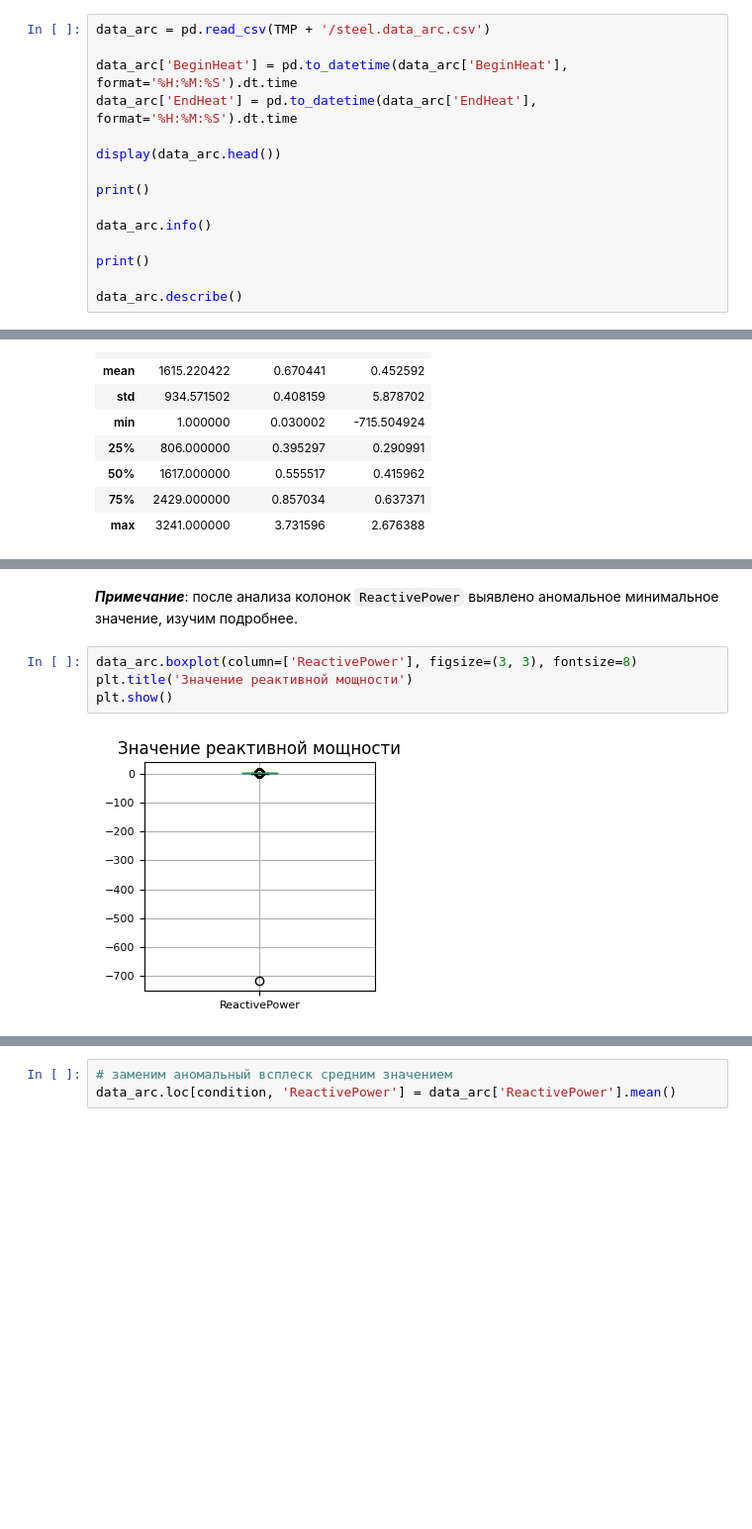
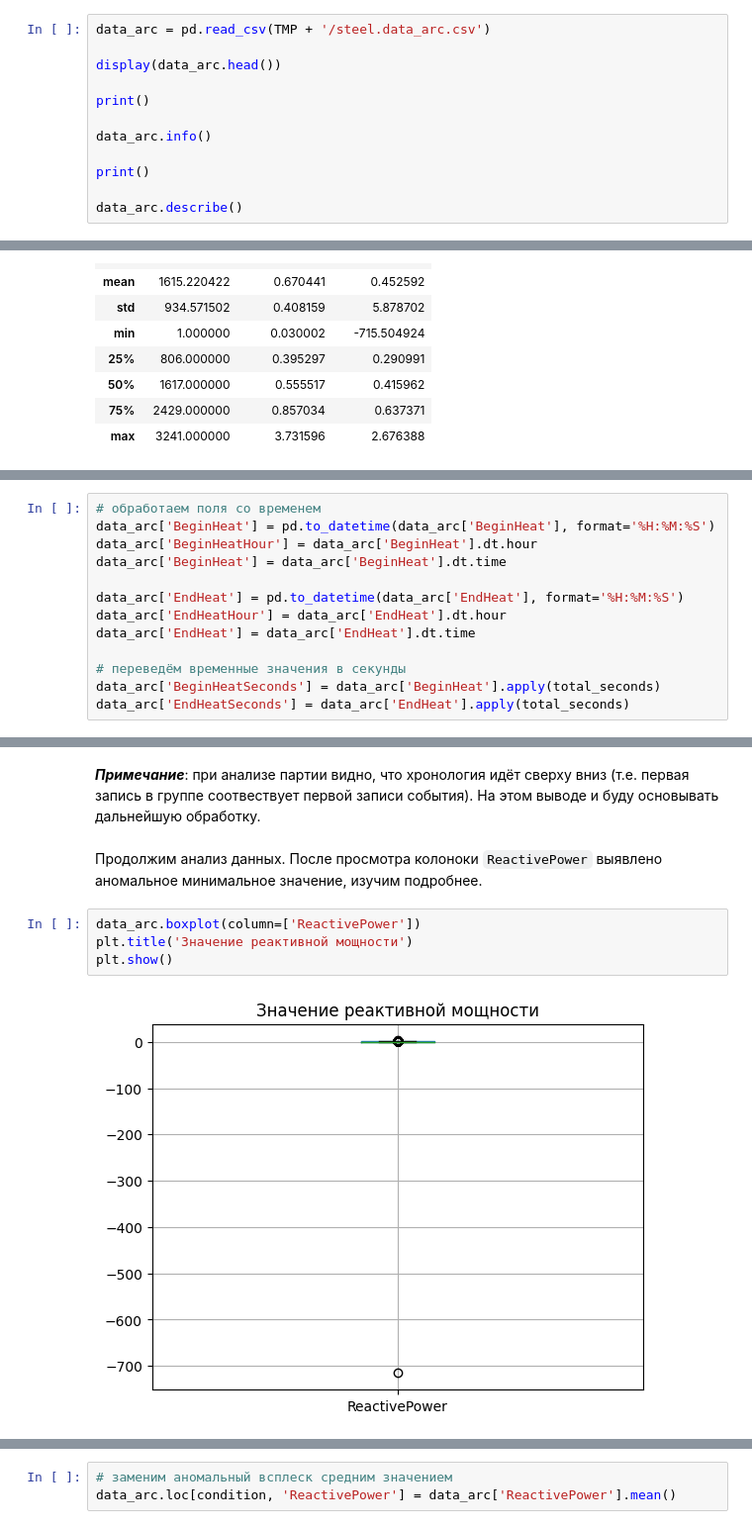
Before and after one commit to akrasnov87/yandex-practicum-final-project, a Jupyter notebook: industry.ipynb, the cells around one changed output, grey strips where cells are left out. Shown at 99% size. Saved outputs shown, nothing was run; the diff lists cells and outputs as text; blank space fills up the shorter version.

```diff
--- a/industry.ipynb
+++ b/industry.ipynb
@@ -200,8 +207,5 @@ engine.dispose()
 # %%
 data_arc = pd.read_csv(TMP + '/steel.data_arc.csv')
-
-data_arc['BeginHeat'] = pd.to_datetime(data_arc['BeginHeat'], format='%H:%M:%S').dt.time
-data_arc['EndHeat'] = pd.to_datetime(data_arc['EndHeat'], format='%H:%M:%S').dt.time
 
 display(data_arc.head())
 
@@ -242,0 +264,13 @@ memory usage: 581.2+ KB
+# %%
+# обработаем поля со временем
+data_arc['BeginHeat'] = pd.to_datetime(data_arc['BeginHeat'], format='%H:%M:%S')
+data_arc['BeginHeatHour'] = data_arc['BeginHeat'].dt.hour
+data_arc['BeginHeat'] = data_arc['BeginHeat'].dt.time
+
+data_arc['EndHeat'] = pd.to_datetime(data_arc['EndHeat'], format='%H:%M:%S')
+data_arc['EndHeatHour'] = data_arc['EndHeat'].dt.hour
+data_arc['EndHeat'] = data_arc['EndHeat'].dt.time
+
+# переведём временные значения в секунды
+data_arc['BeginHeatSeconds'] = data_arc['BeginHeat'].apply(total_seconds)
+data_arc['EndHeatSeconds'] = data_arc['EndHeat'].apply(total_seconds)
@@ -243,11 +298,13 @@ memory usage: 581.2+ KB
+# %% [markdown]
+___Примечание___: при анализе партии видно, что хронология идёт сверху вниз (т.е. первая запись в группе соотвествует первой записи события). На этом выводе и буду основывать дальнейшую обработку.
 # %% [markdown]
-___Примечание___: после анализа колонок `ReactivePower` выявлено аномальное минимальное значение, изучим подробнее.
+Продолжим анализ данных. После просмотра колоноки `ReactivePower` выявлено аномальное минимальное значение, изучим подробнее.
 # %%
-data_arc.boxplot(column=['ReactivePower'], figsize=(3, 3), fontsize=8)
+data_arc.boxplot(column=['ReactivePower'])
 plt.title('Значение реактивной мощности')
 plt.show()
 # %% [output]
-[figure, old version]
+[figure, new version]
 # %%
 condition = data_arc['ReactivePower'] < -600
 data_arc[condition]
```
Also changed, not shown: parts of 86 cells of this notebook, 1 other file.
